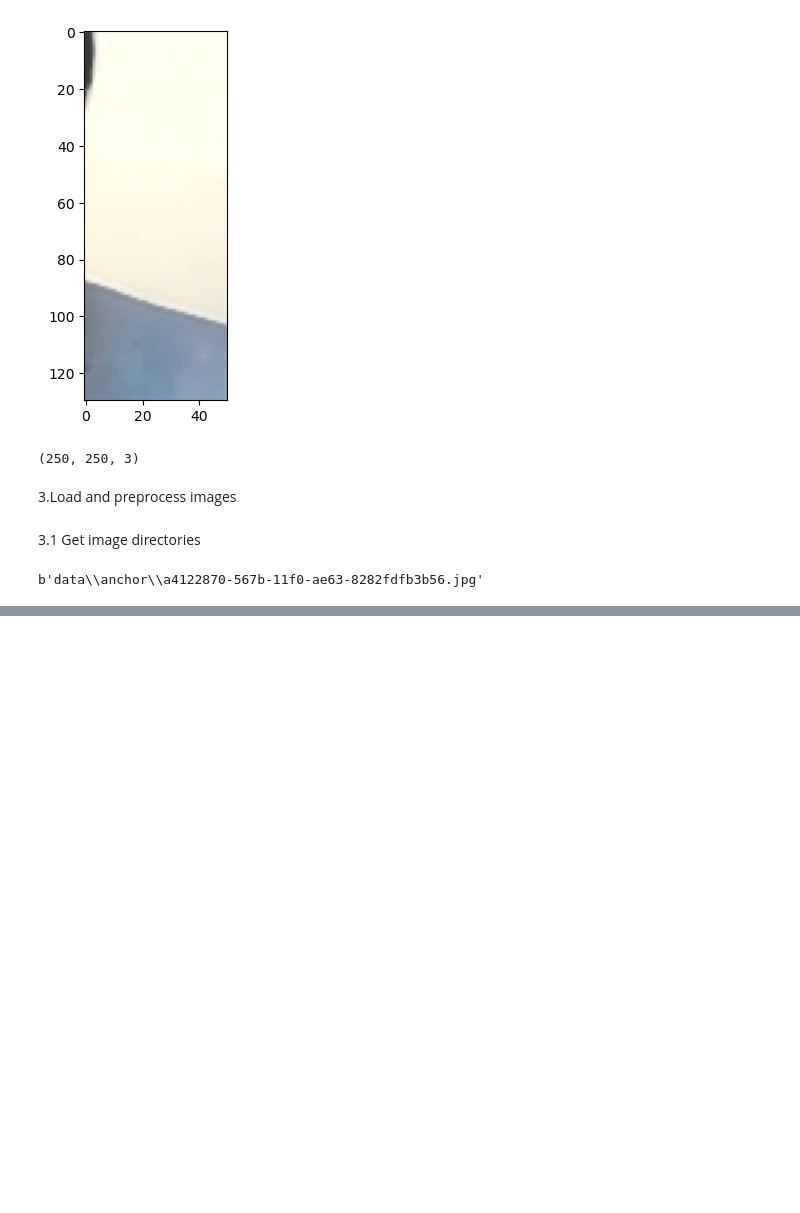
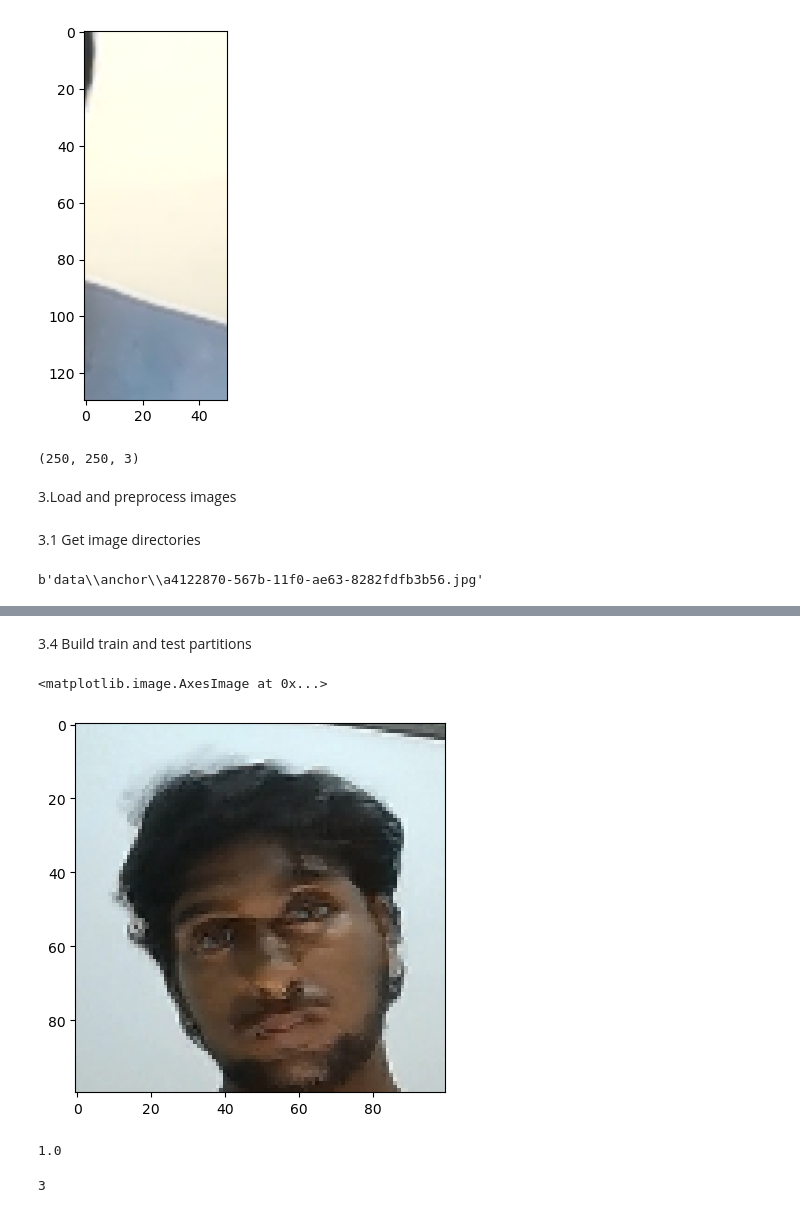
Before and after one commit to NPraveenLiyanage/FaceRecognitionApp, a Jupyter notebook: Facial verification with a siamese netwoek.ipynb, the cells around one changed output, grey strips where cells are left out. Cells and saved outputs as stored; diff of their text form; code cells hidden in the pictures; blank space fills up the shorter version.

```diff
--- a/Facial verification with a siamese netwoek.ipynb
+++ b/Facial verification with a siamese netwoek.ipynb
@@ -155,0 +203,22 @@ b'data\\anchor\\a4122870-567b-11f0-ae63-8282fdfb3b56.jpg'
+# %%
+positives = tf.data.Dataset.zip((anchor, positive, tf.data.Dataset.from_tensor_slices(tf.ones(len(anchor)))))
+negatives = tf.data.Dataset.zip((anchor, negative, tf.data.Dataset.from_tensor_slices(tf.zeros(len(anchor)))))
+data = positives.concatenate(negatives)
+# %%
+example = data.as_numpy_iterator().next()
+# %% [markdown]
+3.4 Build train and test partitions
+# %%
+def preprocess_twin(input_img, validation_img, label):
+    return (preprocess(input_img), preprocess(validation_img), label)
+# %%
+res = preprocess_twin(*example)
+# %%
+plt.imshow(res[1])
+# %% [output]
+<matplotlib.image.AxesImage at 0x...>
+[figure, added]
+# %%
+res[2]
+# %% [output]
+1.0
@@ -155,0 +232,4 @@ b'data\\anchor\\a4122870-567b-11f0-ae63-8282fdfb3b56.jpg'
+# %%
+len(samples)
+# %% [output]
+3
```
Also changed, not shown: parts of 18 cells of this notebook.
